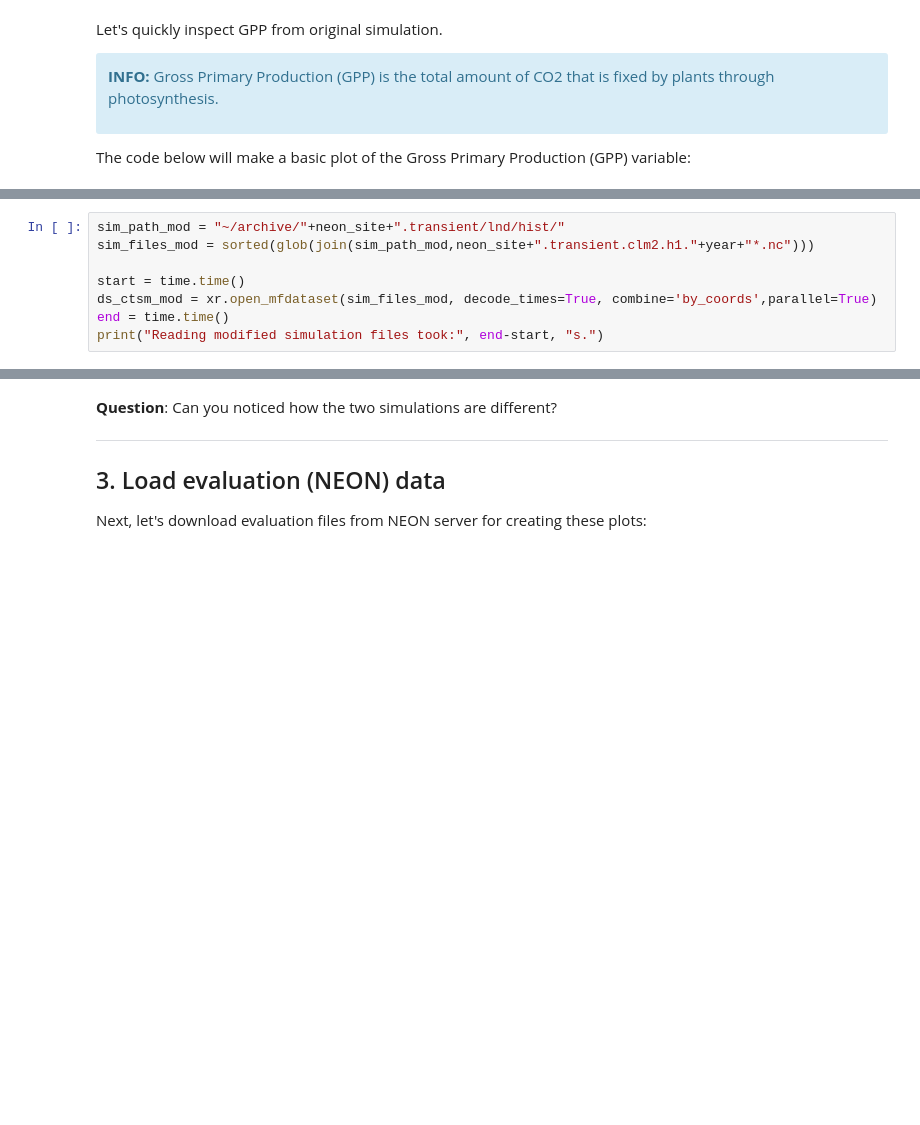
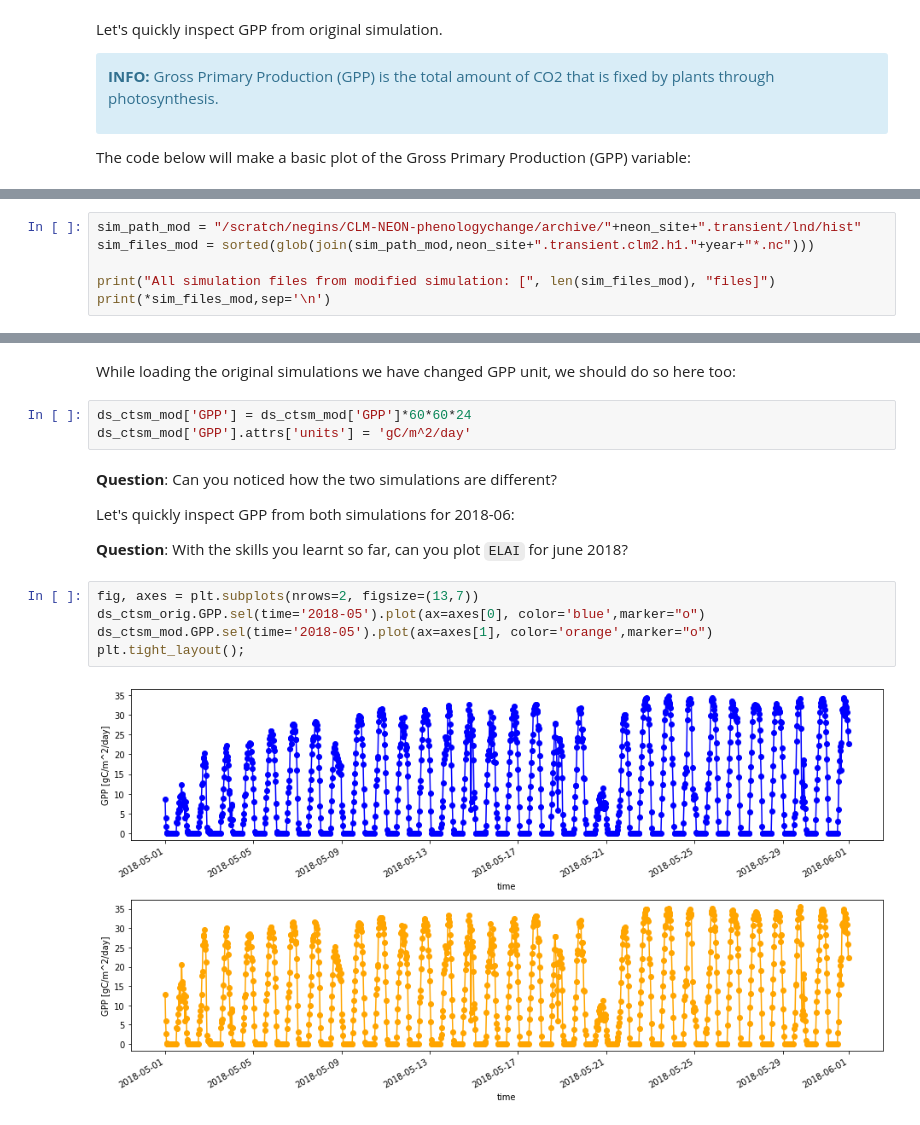
Before and after one commit to NCAR/CTSM-Tutorial, a Jupyter notebook: notebooks/Day2d_CodeModification_Visualization.ipynb, the cells around one changed output, grey strips where cells are left out. Saved outputs shown, nothing was run; the diff lists cells and outputs as text; blank space fills up the shorter version.

```diff
--- a/notebooks/Day2d_CodeModification_Visualization.ipynb
+++ b/notebooks/Day2d_CodeModification_Visualization.ipynb
@@ -124,8 +194,6 @@ Now, we have to load the modified code:
 # %%
-sim_path_mod = "~/archive/"+neon_site+".transient/lnd/hist/"
+sim_path_mod = "/scratch/negins/CLM-NEON-phenologychange/archive/"+neon_site+".transient/lnd/hist"
 sim_files_mod = sorted(glob(join(sim_path_mod,neon_site+".transient.clm2.h1."+year+"*.nc")))
 
-start = time.time()
-ds_ctsm_mod = xr.open_mfdataset(sim_files_mod, decode_times=True, combine='by_coords',parallel=True)
-end = time.time()
-print("Reading modified simulation files took:", end-start, "s.")
+print("All simulation files from modified simulation: [", len(sim_files_mod), "files]")
+print(*sim_files_mod,sep='\n')
@@ -136,8 +252,20 @@ ds_ctsm_mod.GPP.plot()
+# %% [markdown]
+While loading the original simulations we have changed GPP unit, we should do so here too:
+# %%
+ds_ctsm_mod['GPP'] = ds_ctsm_mod['GPP']*60*60*24
+ds_ctsm_mod['GPP'].attrs['units'] = 'gC/m^2/day'
 # %% [markdown]
 **Question**: Can you noticed how the two simulations are different?
 
+Let's quickly inspect GPP from both simulations for 2018-06:
 
-______________________________________________________________
 
-## 3. Load evaluation (NEON) data
-Next, let's download evaluation files from NEON server for creating these plots:
+
+**Question**: With the skills you learnt so far, can you plot `ELAI` for june 2018?
+# %%
+fig, axes = plt.subplots(nrows=2, figsize=(13,7))
+ds_ctsm_orig.GPP.sel(time='2018-05').plot(ax=axes[0], color='blue',marker="o")
+ds_ctsm_mod.GPP.sel(time='2018-05').plot(ax=axes[1], color='orange',marker="o")
+plt.tight_layout();
+# %% [output]
+[figure, added]
```
Also changed, not shown: parts of 62 cells of this notebook.
